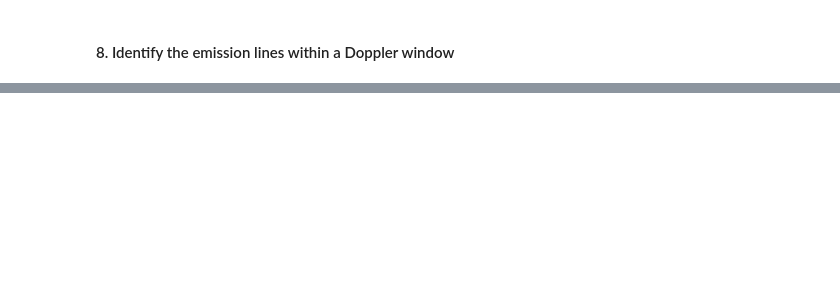
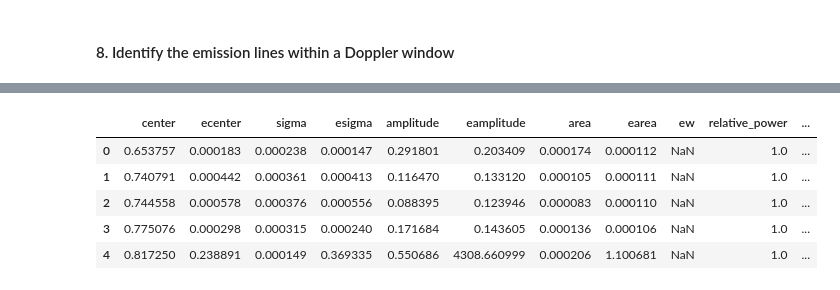
Before and after one commit to xragua/BLiSS, a Jupyter notebook: notebooks/Vela_x1_chandra.ipynb, the cells around one changed output, grey strips where cells are left out. Drawn from its saved outputs; the diff is of its cells as text; code cells hidden in the pictures; blank space fills up the shorter version.

```diff
--- a/notebooks/Vela_x1_chandra.ipynb
+++ b/notebooks/Vela_x1_chandra.ipynb
@@ -298,0 +326,9 @@ add_most_probable_ion(selected_candidates_global_fit, v_doppler_kms=v_dop )
+# %%
+selected_candidates_global_fit_low.head()
+# %% [output]
+|  | center | ecenter | sigma | esigma | amplitude | eamplitude | area | earea | ew | relative_power | ... |
+| 0 | 0.653757 | 0.000183 | 0.000238 | 0.000147 | 0.291801 | 0.203409 | 0.000174 | 0.000112 | NaN | 1.0 | ... |
+| 1 | 0.740791 | 0.000442 | 0.000361 | 0.000413 | 0.116470 | 0.133120 | 0.000105 | 0.000111 | NaN | 1.0 | ... |
+| 2 | 0.744558 | 0.000578 | 0.000376 | 0.000556 | 0.088395 | 0.123946 | 0.000083 | 0.000110 | NaN | 1.0 | ... |
+| 3 | 0.775076 | 0.000298 | 0.000315 | 0.000240 | 0.171684 | 0.143605 | 0.000136 | 0.000106 | NaN | 1.0 | ... |
+| 4 | 0.817250 | 0.238891 | 0.000149 | 0.369335 | 0.550686 | 4308.660999 | 0.000206 | 1.100681 | NaN | 1.0 | ... |
```
Also changed, not shown: parts of 4 cells of this notebook.
